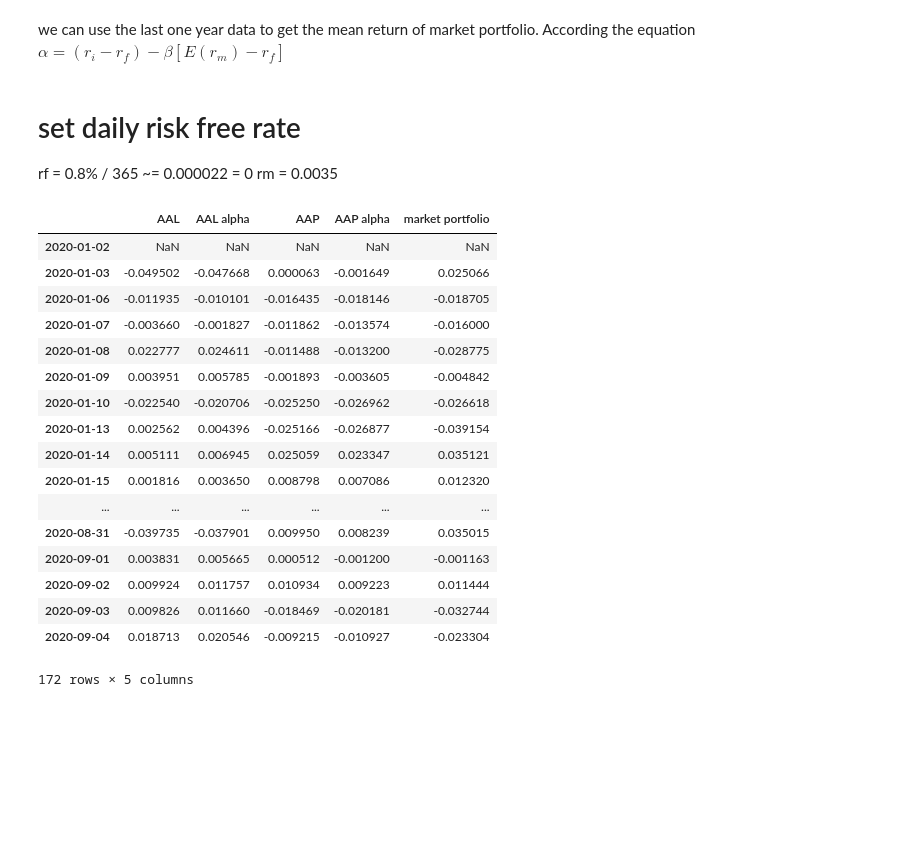
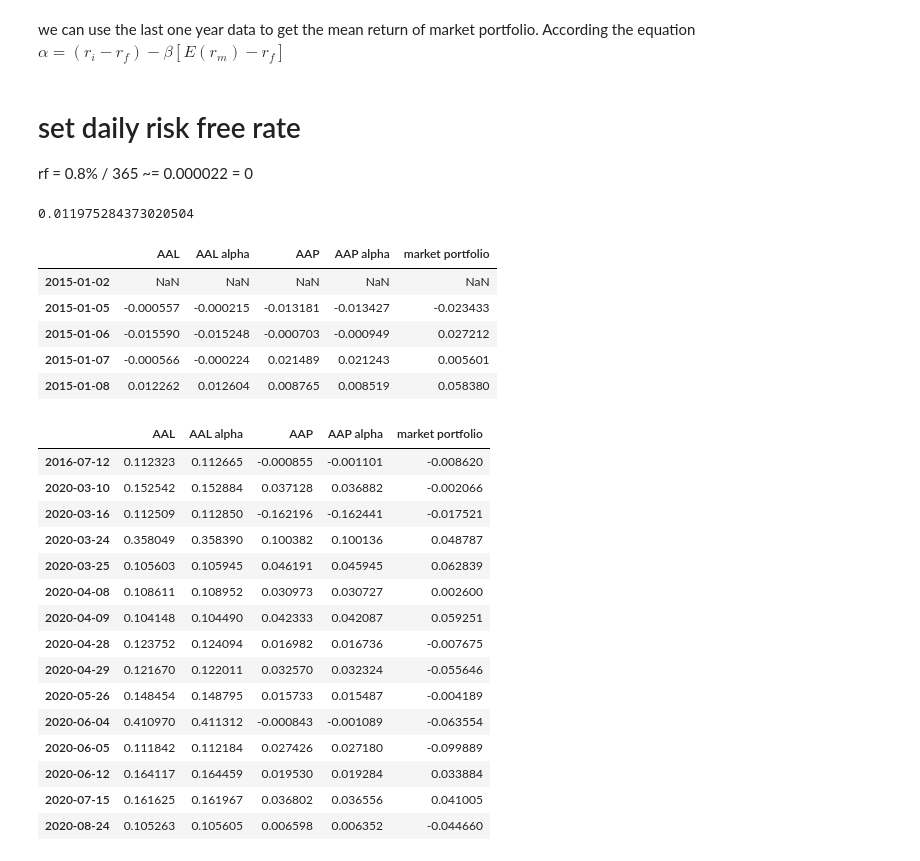
Before and after one commit to ronming1303/Math_590_Project, a Jupyter notebook: cleandata.ipynb, the cells around one changed output. Drawn from its saved outputs; the diff is of its cells as text; code cells hidden in the pictures; blank space fills up the shorter version.

```diff
--- a/cleandata.ipynb
+++ b/cleandata.ipynb
@@ -127,11 +127,10 @@ array([-0.50447089,  1.50447089])
 market_sheet = returnsheet.copy()
 m, n = market_sheet.shape
 market_sheet['market portfolio'] = np.nan
-marketreturn = []
-for i in range(m):
-    marketreturn.append(sum(market_sheet.iloc[i, : n].copy()*weight))
-    # marketreturn = sum(stockreturn*weight)
-market_sheet["market portfolio"] = marketreturn
-market_sheet.tail()
+
+marketreturn = pd.read_csv("market_portfolio_data.csv")
+marketreturn.index = marketreturn["Date"]
+market_sheet["market portfolio"] = marketreturn["market portfolio"]
+market_sheet
 # %% [output]
 |  | AAL | AAP | market portfolio |
@@ -167,30 +178,40 @@ df2 = df1.reindex(columns=df2col).copy()
 # %% [markdown]
 # set daily risk free rate
 rf = 0.8% / 365 ~= 0.000022 = 0
-rm = 0.0035
+# %%
+market_sheet["market portfolio"].mean()
+# %% [output]
+0.011975284373020504
 # %%
-df2["AAL alpha"] = df2["AAL"] - beta[0] * 0.0035
-df2["AAP alpha"] = df2["AAP"] - beta[1] * 0.0035
-df2
+df2["AAL alpha"] = df2["AAL"] - beta[0] * market_sheet["market portfolio"].mean()
+df2["AAP alpha"] = df2["AAP"] - beta[1] * market_sheet["market portfolio"].mean()
+df2.head()
 # %% [output]
 |  | AAL | AAL alpha | AAP | AAP alpha | market portfolio |
-| 2020-01-02 | NaN | NaN | NaN | NaN | NaN |
-| 2020-01-03 | -0.049502 | -0.047668 | 0.000063 | -0.001649 | 0.025066 |
-| 2020-01-06 | -0.011935 | -0.010101 | -0.016435 | -0.018146 | -0.018705 |
-| 2020-01-07 | -0.003660 | -0.001827 | -0.011862 | -0.013574 | -0.016000 |
-| 2020-01-08 | 0.022777 | 0.024611 | -0.011488 | -0.013200 | -0.028775 |
-| 2020-01-09 | 0.003951 | 0.005785 | -0.001893 | -0.003605 | -0.004842 |
-| 2020-01-10 | -0.022540 | -0.020706 | -0.025250 | -0.026962 | -0.026618 |
-| 2020-01-13 | 0.002562 | 0.004396 | -0.025166 | -0.026877 | -0.039154 |
-| 2020-01-14 | 0.005111 | 0.006945 | 0.025059 | 0.023347 | 0.035121 |
-| 2020-01-15 | 0.001816 | 0.003650 | 0.008798 | 0.007086 | 0.012320 |
-| ... | ... | ... | ... | ... | ... |
-| 2020-08-31 | -0.039735 | -0.037901 | 0.009950 | 0.008239 | 0.035015 |
-| 2020-09-01 | 0.003831 | 0.005665 | 0.000512 | -0.001200 | -0.001163 |
-| 2020-09-02 | 0.009924 | 0.011757 | 0.010934 | 0.009223 | 0.011444 |
-| 2020-09-03 | 0.009826 | 0.011660 | -0.018469 | -0.020181 | -0.032744 |
-| 2020-09-04 | 0.018713 | 0.020546 | -0.009215 | -0.010927 | -0.023304 |
+| 2015-01-02 | NaN | NaN | NaN | NaN | NaN |
+| 2015-01-05 | -0.000557 | -0.000215 | -0.013181 | -0.013427 | -0.023433 |
+| 2015-01-06 | -0.015590 | -0.015248 | -0.000703 | -0.000949 | 0.027212 |
+| 2015-01-07 | -0.000566 | -0.000224 | 0.021489 | 0.021243 | 0.005601 |
+| 2015-01-08 | 0.012262 | 0.012604 | 0.008765 | 0.008519 | 0.058380 |
-172 rows × 5 columns
+# %%
+df2[df2["AAL alpha"]>0.1]
+# %% [output]
+|  | AAL | AAL alpha | AAP | AAP alpha | market portfolio |
+| 2016-07-12 | 0.112323 | 0.112665 | -0.000855 | -0.001101 | -0.008620 |
+| 2020-03-10 | 0.152542 | 0.152884 | 0.037128 | 0.036882 | -0.002066 |
+| 2020-03-16 | 0.112509 | 0.112850 | -0.162196 | -0.162441 | -0.017521 |
+| 2020-03-24 | 0.358049 | 0.358390 | 0.100382 | 0.100136 | 0.048787 |
+| 2020-03-25 | 0.105603 | 0.105945 | 0.046191 | 0.045945 | 0.062839 |
+| 2020-04-08 | 0.108611 | 0.108952 | 0.030973 | 0.030727 | 0.002600 |
+| 2020-04-09 | 0.104148 | 0.104490 | 0.042333 | 0.042087 | 0.059251 |
+| 2020-04-28 | 0.123752 | 0.124094 | 0.016982 | 0.016736 | -0.007675 |
+| 2020-04-29 | 0.121670 | 0.122011 | 0.032570 | 0.032324 | -0.055646 |
+| 2020-05-26 | 0.148454 | 0.148795 | 0.015733 | 0.015487 | -0.004189 |
+| 2020-06-04 | 0.410970 | 0.411312 | -0.000843 | -0.001089 | -0.063554 |
+| 2020-06-05 | 0.111842 | 0.112184 | 0.027426 | 0.027180 | -0.099889 |
+| 2020-06-12 | 0.164117 | 0.164459 | 0.019530 | 0.019284 | 0.033884 |
+| 2020-07-15 | 0.161625 | 0.161967 | 0.036802 | 0.036556 | 0.041005 |
+| 2020-08-24 | 0.105263 | 0.105605 | 0.006598 | 0.006352 | -0.044660 |
 # %%
 plt.plot(df2.index, df2["AAL alpha"])
 plt.plot(df2.index, df2["AAP alpha"])
```
Also changed, not shown: parts of 27 cells of this notebook.
